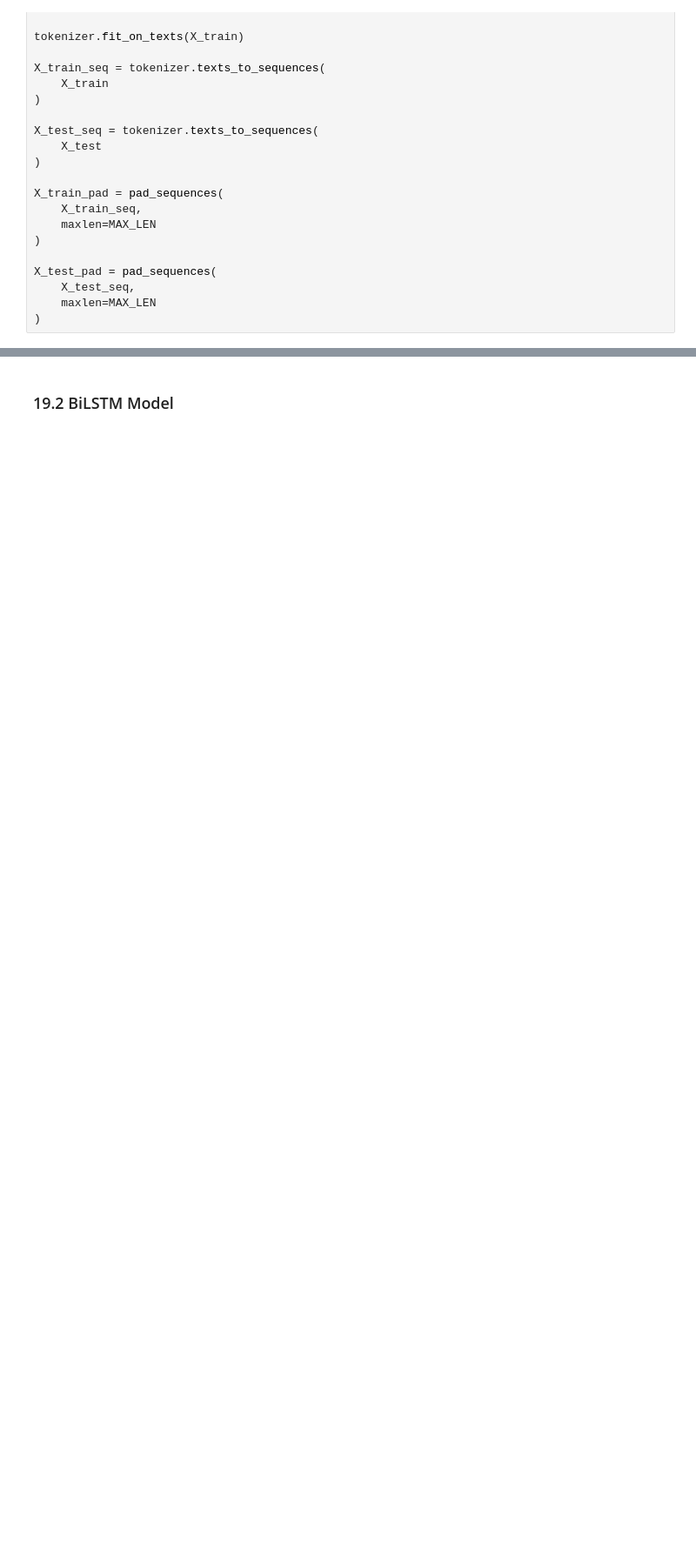
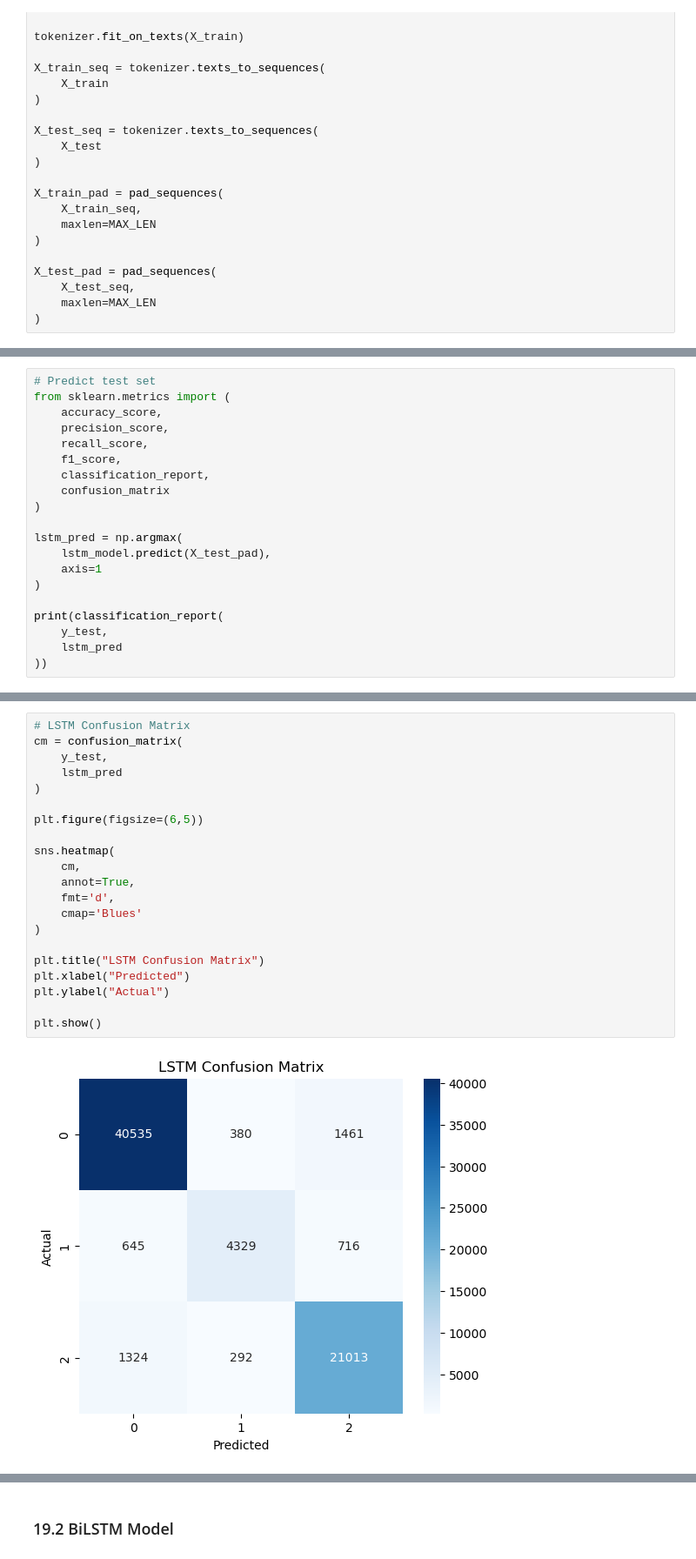
Before and after one commit to oshasho/SocialMediaComputing, a Jupyter notebook: SMCProject.ipynb, the cells around one changed output, grey strips where cells are left out. Shown at 87% size. Drawn from its saved outputs; the diff is of its cells as text; blank space fills up the shorter version.

```diff
--- a/SMCProject.ipynb
+++ b/SMCProject.ipynb
@@ -761,0 +783,20 @@ Epoch 5/5
+# %%
+# Predict test set
+from sklearn.metrics import (
+    accuracy_score,
+    precision_score,
+    recall_score,
+    f1_score,
+    classification_report,
+    confusion_matrix
+)
+
+lstm_pred = np.argmax(
+    lstm_model.predict(X_test_pad),
+    axis=1
+)
+
+print(classification_report(
+    y_test,
+    lstm_pred
+))
@@ -761,0 +848,23 @@ Epoch 5/5
+# %%
+# LSTM Confusion Matrix
+cm = confusion_matrix(
+    y_test,
+    lstm_pred
+)
+
+plt.figure(figsize=(6,5))
+
+sns.heatmap(
+    cm,
+    annot=True,
+    fmt='d',
+    cmap='Blues'
+)
+
+plt.title("LSTM Confusion Matrix")
+plt.xlabel("Predicted")
+plt.ylabel("Actual")
+
+plt.show()
+# %% [output]
+[figure, added]
```
Also changed, not shown: parts of 50 cells of this notebook, 4 other files.
